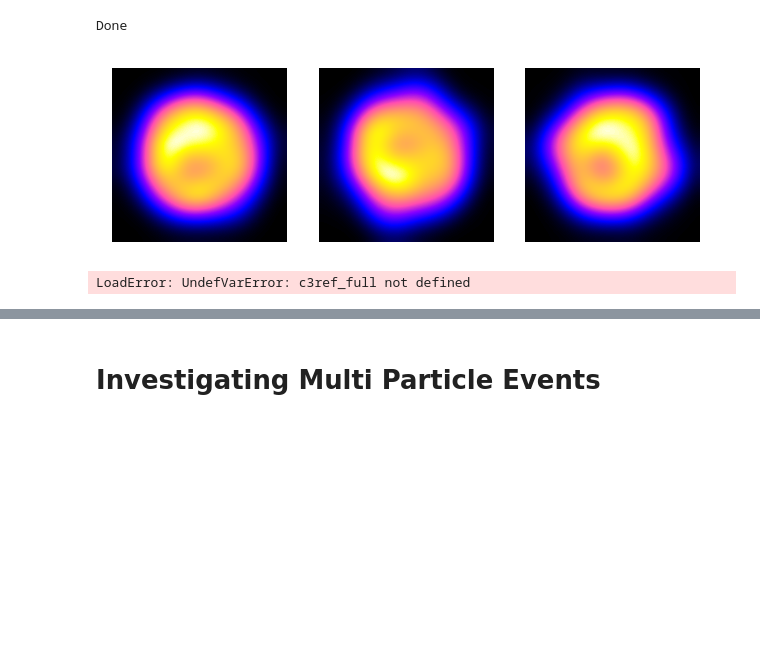
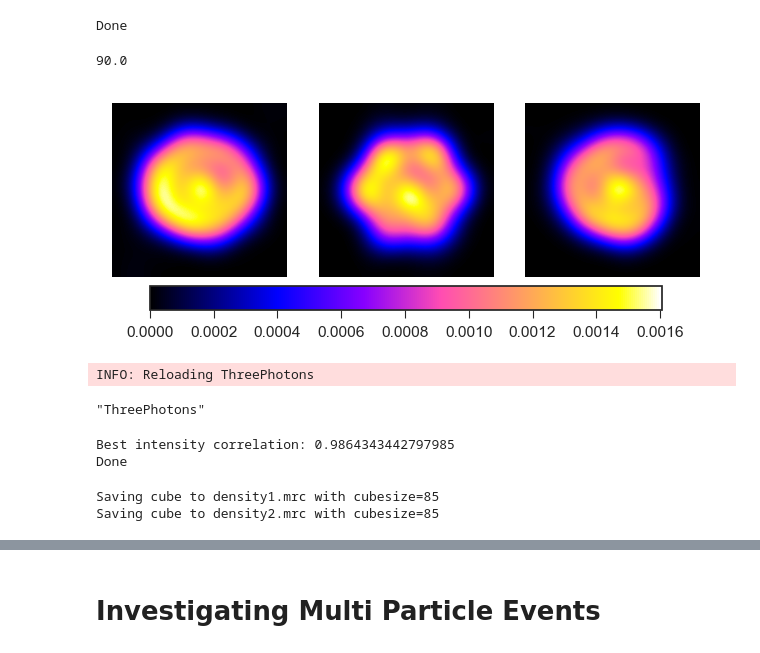
Before and after one commit to h4rm/ThreePhotonsNotebook, a Jupyter notebook: Paper_revision.ipynb, the cells around one changed output, grey strips where cells are left out. Drawn from its saved outputs; the diff is of its cells as text; code cells hidden in the pictures; blank space fills up the shorter version.

```diff
--- a/Paper_revision.ipynb
+++ b/Paper_revision.ipynb
@@ -207,33 +346,42 @@ done
 ## Phase completed intensity
 # %%
 #Best so far
-averaged_density = loadCube("../../../data/output_owl/exp_data/coliphage_determination_paper_K2_10_36_K3_10_26_L10_fitted_phased_center_1_9_fit_3_10/b0.99/density_averaged.mrc")
+# averaged_density = loadCube("../../../data/output_owl/exp_data/coliphage_determination_paper_K2_10_36_K3_10_26_L10_fitted_phased_center_1_9_fit_3_10/b0.99/density_averaged.mrc")
+
+# averaged_density = loadCube("../../../data/output_owl/exp_data/coliphage_determination_single_triplets_K2_10_32_K3_10_30_L10_fitted_phased_center_1_9/b0.8/density_averaged.mrc")
+averaged_density = loadCube("../../../data/output_owl/exp_data/coliphage_determination_single_triplets_2e5_nobsc_K2_4_36_K3_4_30_L10_fitted_phased_center_1_3/b0.8/density_averaged.mrc")
+
+# averaged_density = loadCube("../../../data/output_owl/exp_data/coliphage_determination_single_triplets_2e5_nobsc_sym_K2_4_32_K3_4_30_L12_fitted_phased_center_1_3/b0.9/density_averaged.mrc")
 
 #exp_data/coliphage_determination_paper_K2_10_36_K3_10_26_fitted_phased_center_1_9_fit_3_10/b0.99/density_averaged.mrc
 println("Done")
 # %% [output]
 Done
+# %%
+dr(averaged_density)
+# %% [output]
+90.0
 # %%
 plot_slice = function(data::Matrix{Float64})
     fig = imshow(data, cmap="gnuplot2", interpolation="bicubic")
     fig[:axes][:get_xaxis]()[:set_visible](false)
     fig[:axes][:get_yaxis]()[:set_visible](false)
     axis("off")
 end
-
+fig = figure()
 center = ceil(Int64, Base.size(averaged_density.cube)[1]/2.0)
 width = 8
 subplot(1,3,1)
 plot_slice(real(averaged_density.cube[center-width:center+width, center ,center-width:center+width]))
 subplot(1,3,2)
 plot_slice(real(averaged_density.cube[center, center-width:center+width ,center-width:center+width]))
 subplot(1,3,3)
 plot_slice(real(averaged_density.cube[center-width:center+width ,center-width:center+width, center]))
+
+cbar_ax = fig[:add_axes]([0.1, 0.25, 0.8, 0.05])
+# fig.colorbar(im, cax=cbar_ax)
+colorbar(orientation="horizontal", cax = cbar_ax)
 tight_layout()
 savefig("paper/coliphage_slices.pdf", bbox_inches="tight")
 # %% [output]
-[figure, old version]
+[figure, new version]
-# %%
-plot_random_3photon_slices(Dict("ref"=>c3ref_full), 0.0)
-# %% [output]
-LoadError: UndefVarError: c3ref_full not defined
@@ -243,0 +388,21 @@ imshow(imgg, cmap="hot")
+# %%
+include("paper.jl")
+creload(ThreePhotons)
+# %% [output]
+INFO: Reloading ThreePhotons
+"ThreePhotons"
+# %%
+kcut = 20
+density1 = loadCube("../../../data/output_owl/exp_data/coliphage_determination_single_triplets_2e5_nobsc_sym_K2_4_32_K3_4_30_L12_fitted_phased_center_1_3/b0.9/density_averaged.mrc")
+density2 = loadCube("../../../data/output_owl/exp_data/coliphage_determination_single_triplets_2e5_nobsc_sym_K2_4_32_K3_4_30_L14_fitted_phased_center_1_3/b0.85/density_averaged.mrc")
+density2,a,b,c = fitStructures_random(density2, density1, 1:kcut, 24, 0.995, nworkers())
+println("Done")
+# %% [output]
+Best intensity correlation: 0.9864343442797985
+Done
+# %%
+saveCube(density1, "density1.mrc")
+saveCube(density2, "density2.mrc")
+# %% [output]
+Saving cube to density1.mrc with cubesize=85
+Saving cube to density2.mrc with cubesize=85
```
Also changed, not shown: parts of 38 cells of this notebook, 4 other files.
